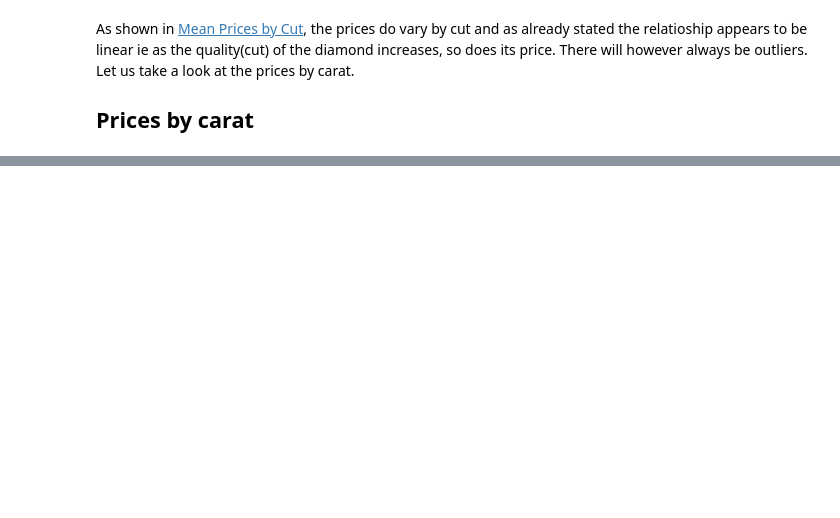
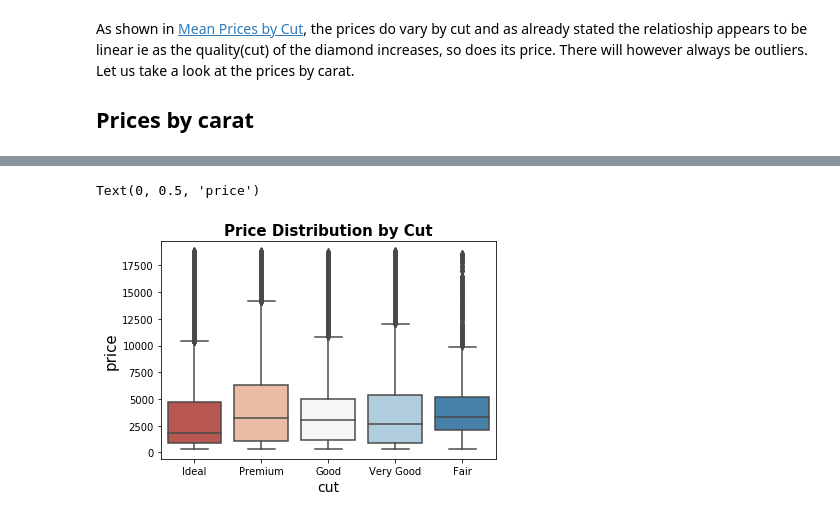
Before and after one commit to Nelson-Gon/sweetpy, a Jupyter notebook: pandas_and_diamonds.ipynb, the cells around one changed output, grey strips where cells are left out. Saved outputs shown, nothing was run; the diff lists cells and outputs as text; code cells hidden in the pictures; blank space fills up the shorter version.

Commit message:
Extended diamonds

```diff
--- a/pandas_and_diamonds.ipynb
+++ b/pandas_and_diamonds.ipynb
@@ -219,0 +251,8 @@ In general, the distribution of the prices is such that most of the diamonds fal
+# %%
+sns.boxplot(x="cut", y="price", data = diamonds, palette = "RdBu")
+plt.title("Price Distribution by Cut", fontsize = 15, fontweight = "bold")
+plt.xlabel("cut",size=14)
+plt.ylabel("price", size = 15)
+# %% [output]
+Text(0, 0.5, 'price')
+[figure, added]
```
Also changed, not shown: parts of 20 cells of this notebook.
